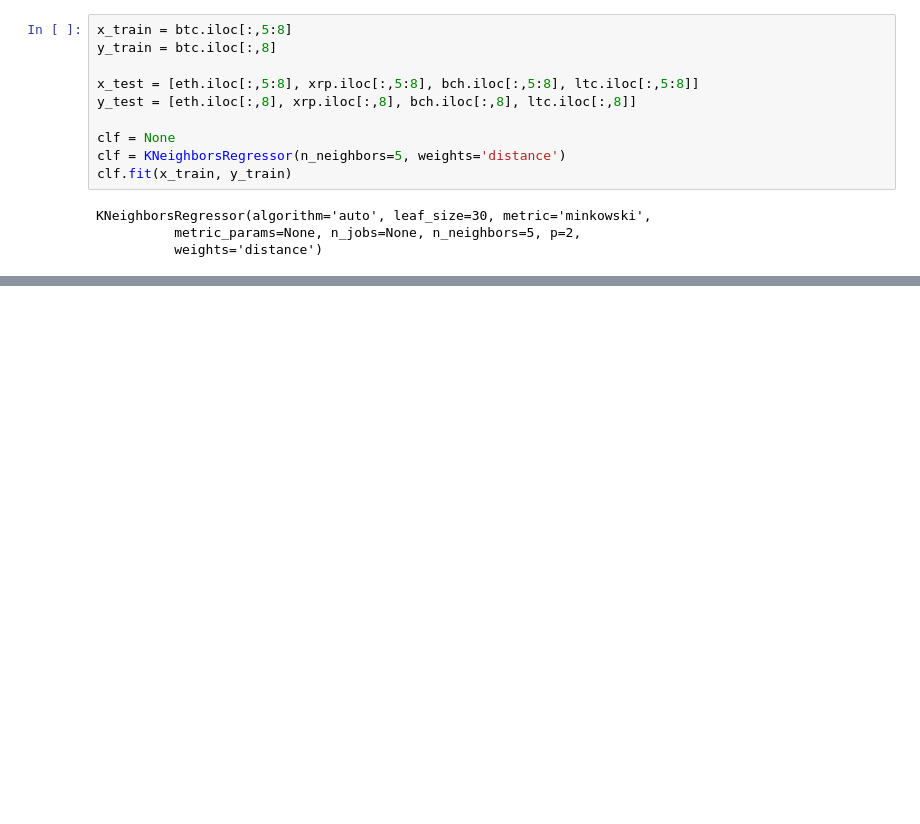
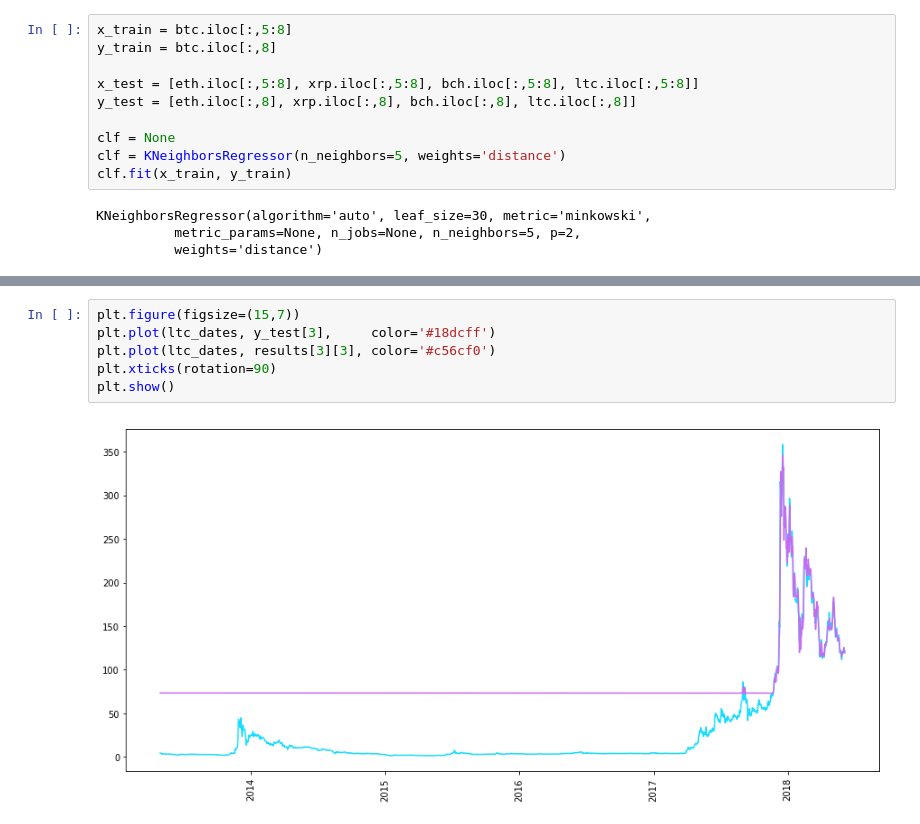
Before and after one commit to ahayasic/T2-DataMining, a Jupyter notebook: T2-T10.ipynb, the cells around one changed output, grey strips where cells are left out. Cells and saved outputs as stored; diff of their text form; blank space fills up the shorter version.

```diff
--- a/T2-T10.ipynb
+++ b/T2-T10.ipynb
@@ -312,0 +495,8 @@ Name: close, Length: 1035, dtype: float64
+# %%
+plt.figure(figsize=(15,7))
+plt.plot(ltc_dates, y_test[3],     color='#18dcff')
+plt.plot(ltc_dates, results[3][3], color='#c56cf0')
+plt.xticks(rotation=90)
+plt.show()
+# %% [output]
+[figure, added]
```
Also changed, not shown: parts of 80 cells of this notebook.
